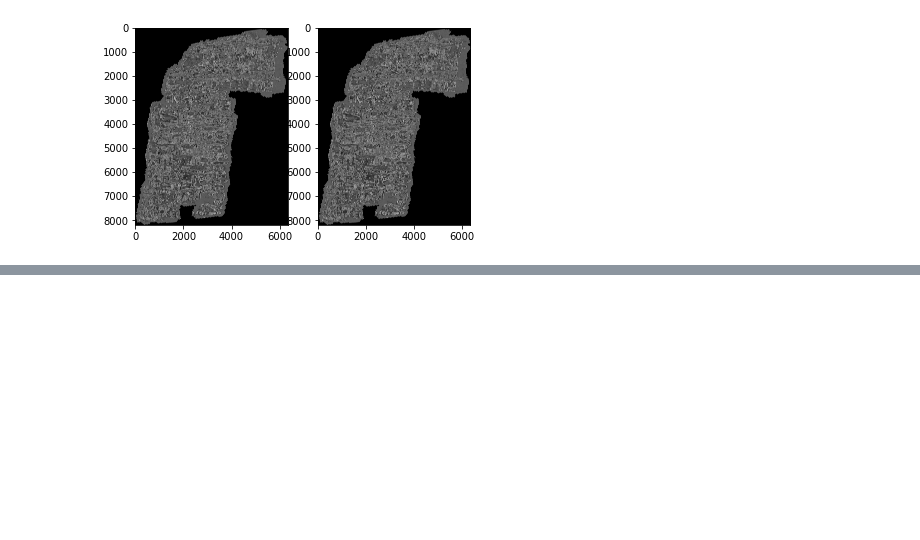
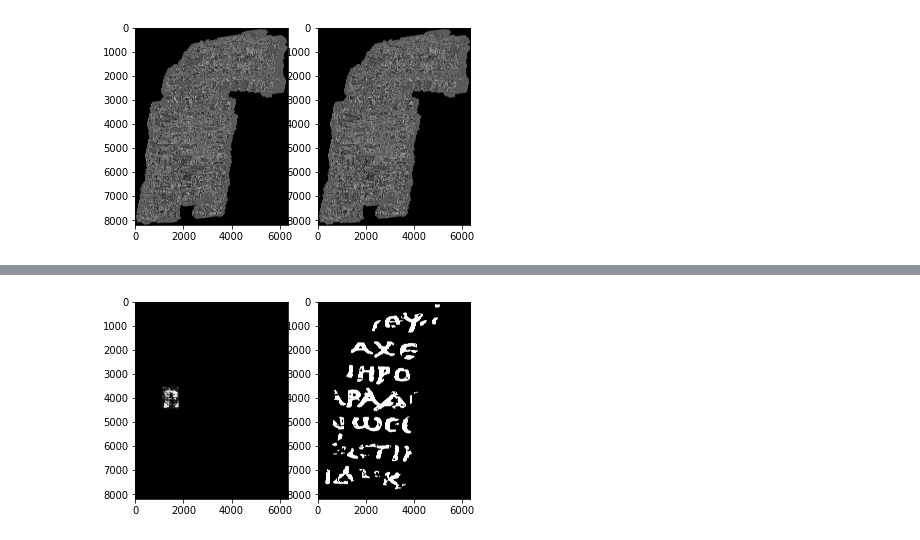
Before and after one commit to Molten-Ice/Deep-Learning, a Jupyter notebook: VesuviusChallenge/VesuviusChallenge_nb1.ipynb, the cells around one changed output, grey strips where cells are left out. Saved outputs shown, nothing was run; the diff lists cells and outputs as text; code cells hidden in the pictures; blank space fills up the shorter version.

Commit message:
Model copied from kaggle working correctly

```diff
--- a/VesuviusChallenge/VesuviusChallenge_nb1.ipynb
+++ b/VesuviusChallenge/VesuviusChallenge_nb1.ipynb
@@ -125,0 +185,22 @@ torch.Size([5, 8181, 6330])
+# %%
+class SubvolumeDataset(data.Dataset):
+    def __init__(self, image_stack, label, pixels):
+        self.image_stack = image_stack
+        self.label = label
+        self.pixels = pixels
+    def __len__(self):
+        return len(self.pixels)
+    def __getitem__(self, index):
+        y, x = self.pixels[index]
+        subvolume = self.image_stack[:, y-BUFFER:y+BUFFER+1, x-BUFFER:x+BUFFER+1].view(1, Z_DIM, BUFFER*2+1, BUFFER*2+1)
+        inklabel = self.label[y, x].view(1)
+        return subvolume, inklabel
+
+model = nn.Sequential(
+    nn.Conv3d(1, 16, 3, 1, 1), nn.MaxPool3d(2, 2),
+    nn.Conv3d(16, 32, 3, 1, 1), nn.MaxPool3d(2, 2),
+    nn.Conv3d(32, 64, 3, 1, 1), nn.MaxPool3d(2, 2),
+    nn.Flatten(start_dim=1),
+    nn.LazyLinear(128), nn.ReLU(),
+    nn.LazyLinear(1), nn.Sigmoid()
+).to(DEVICE)
@@ -125,0 +255,16 @@ torch.Size([5, 8181, 6330])
+# %%
+eval_dataset = SubvolumeDataset(image_stack, label, pixels_inside_rect)
+eval_loader = data.DataLoader(eval_dataset, batch_size=BATCH_SIZE, shuffle=False)
+output = torch.zeros_like(label).float()
+model.eval()
+with torch.no_grad():
+    for i, (subvolumes, _) in enumerate(tqdm(eval_loader)):
+        for j, value in enumerate(model(subvolumes.to(DEVICE))):
+            output[pixels_inside_rect[i*BATCH_SIZE+j]] = value
+
+fig, (ax1, ax2) = plt.subplots(1, 2)
+ax1.imshow(output.cpu(), cmap='gray')
+ax2.imshow(label.cpu(), cmap='gray')
+plt.show()
+# %% [output]
+[figure, added]
```
Also changed, not shown: parts of 14 cells of this notebook.
